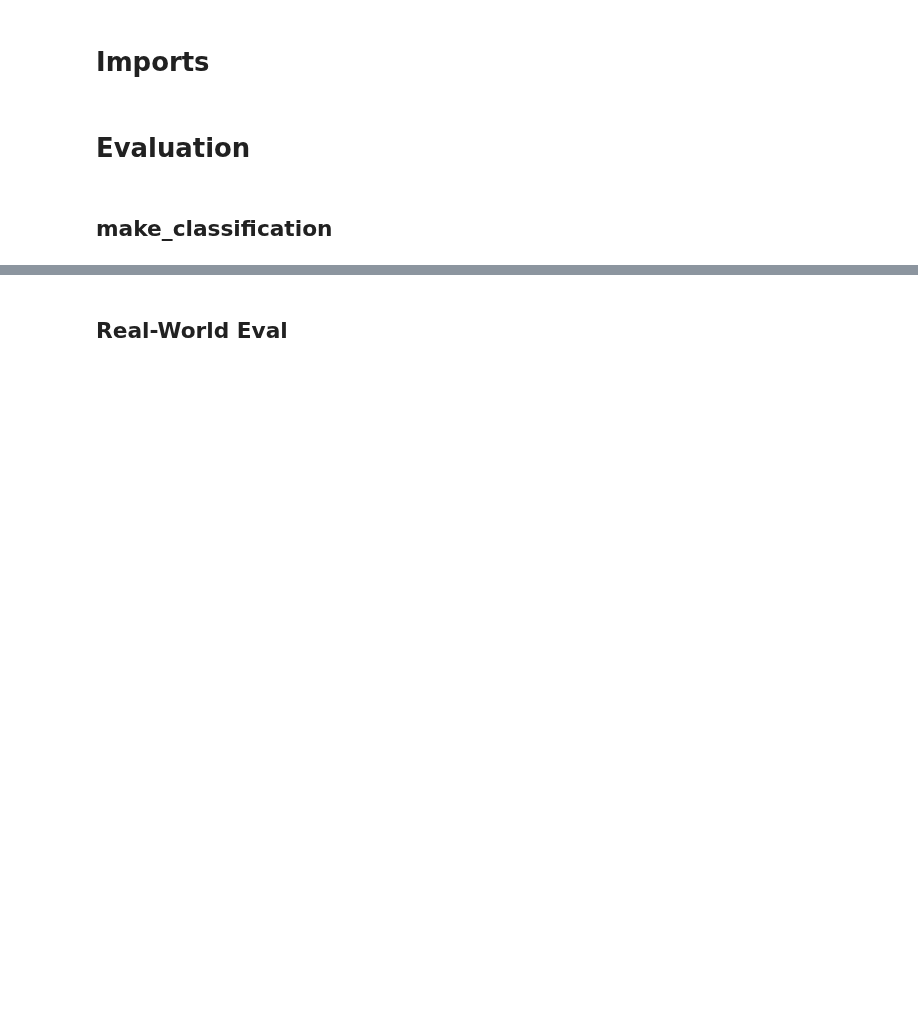
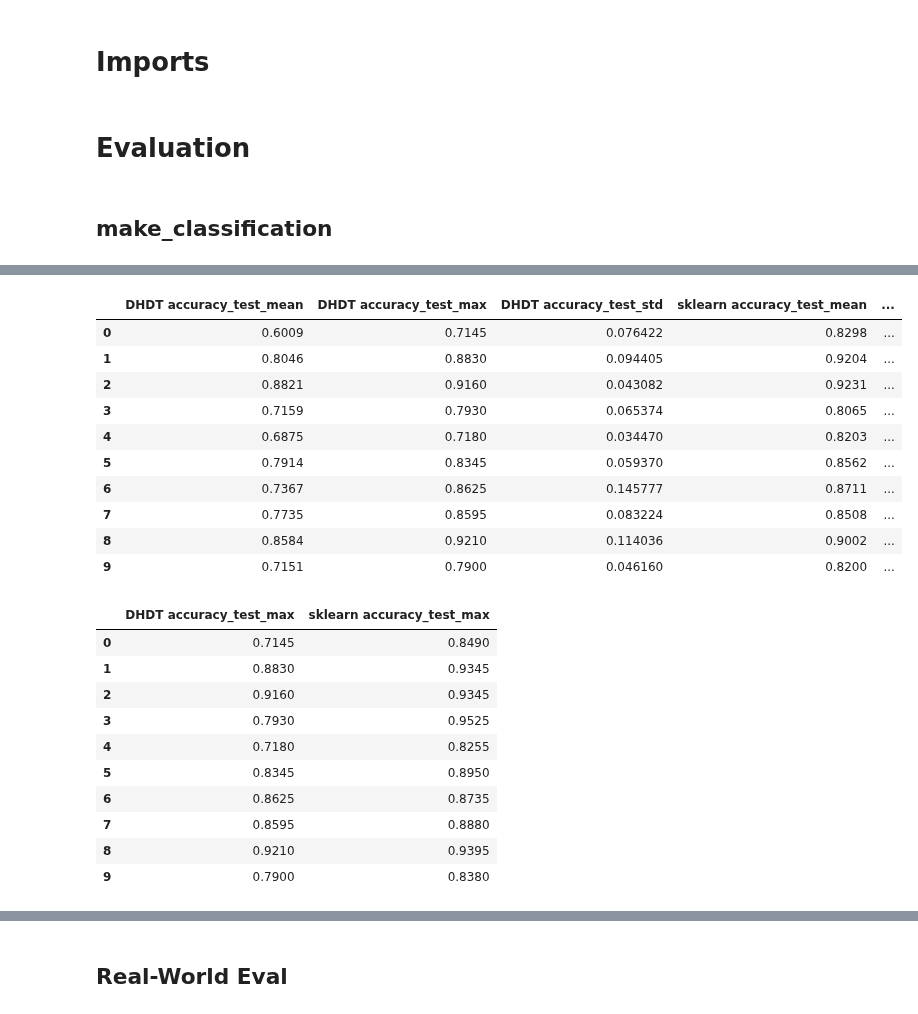
Before and after one commit to p-koenig/I-Nets-For-Logistic-Regression, a Jupyter notebook: 00_experiments/differentiable_hard_dts-matrix-ALL-REAL-WORLD.ipynb, the cells around one changed output, grey strips where cells are left out. Cells and saved outputs as stored; diff of their text form; code cells hidden in the pictures; blank space fills up the shorter version.

```diff
--- a/00_experiments/differentiable_hard_dts-matrix-ALL-REAL-WORLD.ipynb
+++ b/00_experiments/differentiable_hard_dts-matrix-ALL-REAL-WORLD.ipynb
@@ -13,6 +13,10 @@ config = {
         'beta_2': 100,
 
         'squeeze_factor': 1,
+
+        'batch_size': 512,
+        'epochs': 1_000,
+        'early_stopping_epochs': 20,
     },
 
 
@@ -85,15 +93,19 @@ from collections.abc import Iterable
 # %% [markdown]
 ## make_classification
 # %%
-#model_seed_list = [i for i in range(config['computation']['trials'])]
-#data_seed_list = [i for i in range(config['computation']['num_eval'])]
-
-#combined_seed_list = list(product(model_seed_list, data_seed_list))
-
 parallel_eval_synthetic = Parallel(n_jobs=config['computation']['n_jobs'], verbose=3, backend='loky') #loky #sequential multiprocessing
 evaluation_results_synthetic = parallel_eval_synthetic(delayed(evaluate_synthetic_parallel)(index = index,
                                                                                             random_seed_data = config['computation']['random_seed']+index,
                                                                                             random_seed_model = config['computation']['random_seed'],#+random_seed_model,
-                                                                                            trials = config['computation']['trials'],
-                                                                                            config = config['make_classification'],
+                                                                                            config = config,
                                                                                             verbosity = -1) for index in range(config['computation']['num_eval']))
+
+for i, synthetic_result in enumerate(evaluation_results_synthetic):
+    if i == 0:
+        model_dict_synthetic = synthetic_result[0]
+        scores_dict_synthetic = synthetic_result[1]
+        dataset_dict_synthetic = synthetic_result[2]
+    else:
+        model_dict_synthetic = mergeDict(model_dict_synthetic, synthetic_result[0])
+        scores_dict_synthetic = mergeDict(scores_dict_synthetic, synthetic_result[1])
+        dataset_dict_synthetic = mergeDict(dataset_dict_synthetic, synthetic_result[2])
@@ -110,27 +117,50 @@ for i, synthetic_result in enumerate(evaluation_results_synthetic):
 # %%
-metrics = ['accuracy']
+metrics = ['accuracy_test']
 index = [i for i in range(config['computation']['num_eval'])]
 columns = flatten_list([[[approach + ' ' + metric + '_mean', approach + ' ' + metric + '_max', approach + ' ' + metric + '_std'] for metric in metrics] for approach in ['DHDT', 'sklearn']])
 
-scores_DHDT = [scores_dict_synthetic[i]['DHDT']['accuracy'] for i in range(config['computation']['num_eval'])]
+scores_DHDT = [scores_dict_synthetic[i]['DHDT'][metrics[0]] for i in range(config['computation']['num_eval'])]
 
-scores_sklearn = [scores_dict_synthetic[i]['sklearn']['accuracy'] for i in range(config['computation']['num_eval'])]
+scores_sklearn = [scores_dict_synthetic[i]['sklearn'][metrics[0]] for i in range(config['computation']['num_eval'])]
 
 
 scores_DHDT_mean = np.mean(scores_DHDT, axis=1)
 scores_sklearn_mean = np.mean(scores_sklearn, axis=1)
 
 scores_DHDT_max = np.max(scores_DHDT, axis=1)
 scores_sklearn_max = np.max(scores_sklearn, axis=1)
 
 scores_DHDT_std = np.std(scores_DHDT, axis=1)
 scores_sklearn_std = np.std(scores_sklearn, axis=1)
 
 results_DHDT = np.vstack([scores_DHDT_mean, scores_DHDT_max, scores_DHDT_std])
 results_sklearn = np.vstack([scores_sklearn_mean, scores_sklearn_max, scores_sklearn_std])
 
 
 scores_dataframe_synthetic = pd.DataFrame(data=np.vstack([results_DHDT, results_sklearn]).T, index = index, columns = columns)
 display(scores_dataframe_synthetic)
 display(scores_dataframe_synthetic[scores_dataframe_synthetic.columns[1::3]])
 display(scores_dataframe_synthetic.describe())
+# %% [output]
+|  | DHDT accuracy_test_mean | DHDT accuracy_test_max | DHDT accuracy_test_std | sklearn accuracy_test_mean | ... |
+| 0 | 0.6009 | 0.7145 | 0.076422 | 0.8298 | ... |
+| 1 | 0.8046 | 0.8830 | 0.094405 | 0.9204 | ... |
+| 2 | 0.8821 | 0.9160 | 0.043082 | 0.9231 | ... |
+| 3 | 0.7159 | 0.7930 | 0.065374 | 0.8065 | ... |
+| 4 | 0.6875 | 0.7180 | 0.034470 | 0.8203 | ... |
+| 5 | 0.7914 | 0.8345 | 0.059370 | 0.8562 | ... |
+| 6 | 0.7367 | 0.8625 | 0.145777 | 0.8711 | ... |
+| 7 | 0.7735 | 0.8595 | 0.083224 | 0.8508 | ... |
+| 8 | 0.8584 | 0.9210 | 0.114036 | 0.9002 | ... |
+| 9 | 0.7151 | 0.7900 | 0.046160 | 0.8200 | ... |
+|  | DHDT accuracy_test_max | sklearn accuracy_test_max |
+| 0 | 0.7145 | 0.8490 |
+| 1 | 0.8830 | 0.9345 |
+| 2 | 0.9160 | 0.9345 |
+| 3 | 0.7930 | 0.9525 |
+| 4 | 0.7180 | 0.8255 |
+| 5 | 0.8345 | 0.8950 |
+| 6 | 0.8625 | 0.8735 |
+| 7 | 0.8595 | 0.8880 |
+| 8 | 0.9210 | 0.9395 |
+| 9 | 0.7900 | 0.8380 |
```
Also changed, not shown: parts of 37 cells of this notebook, 10 other files.
